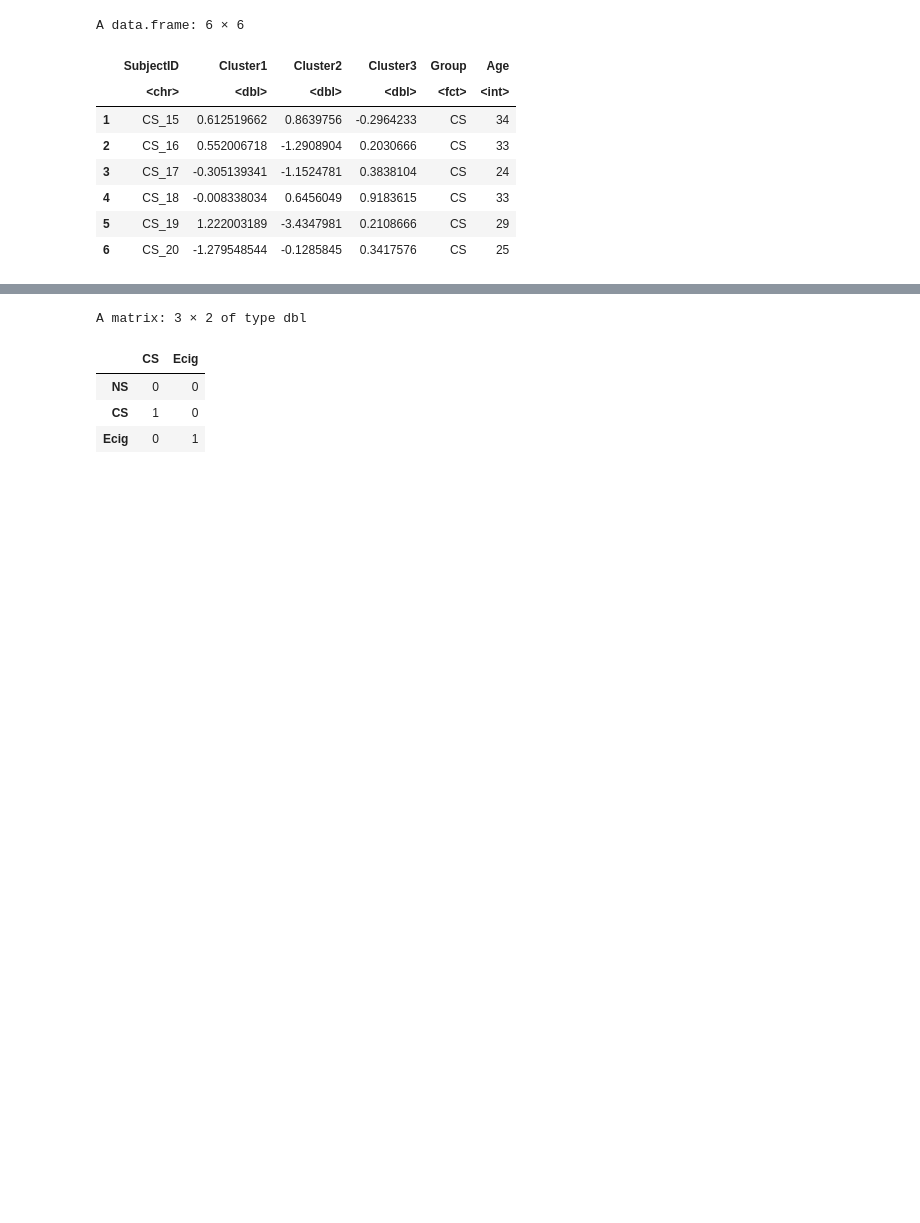
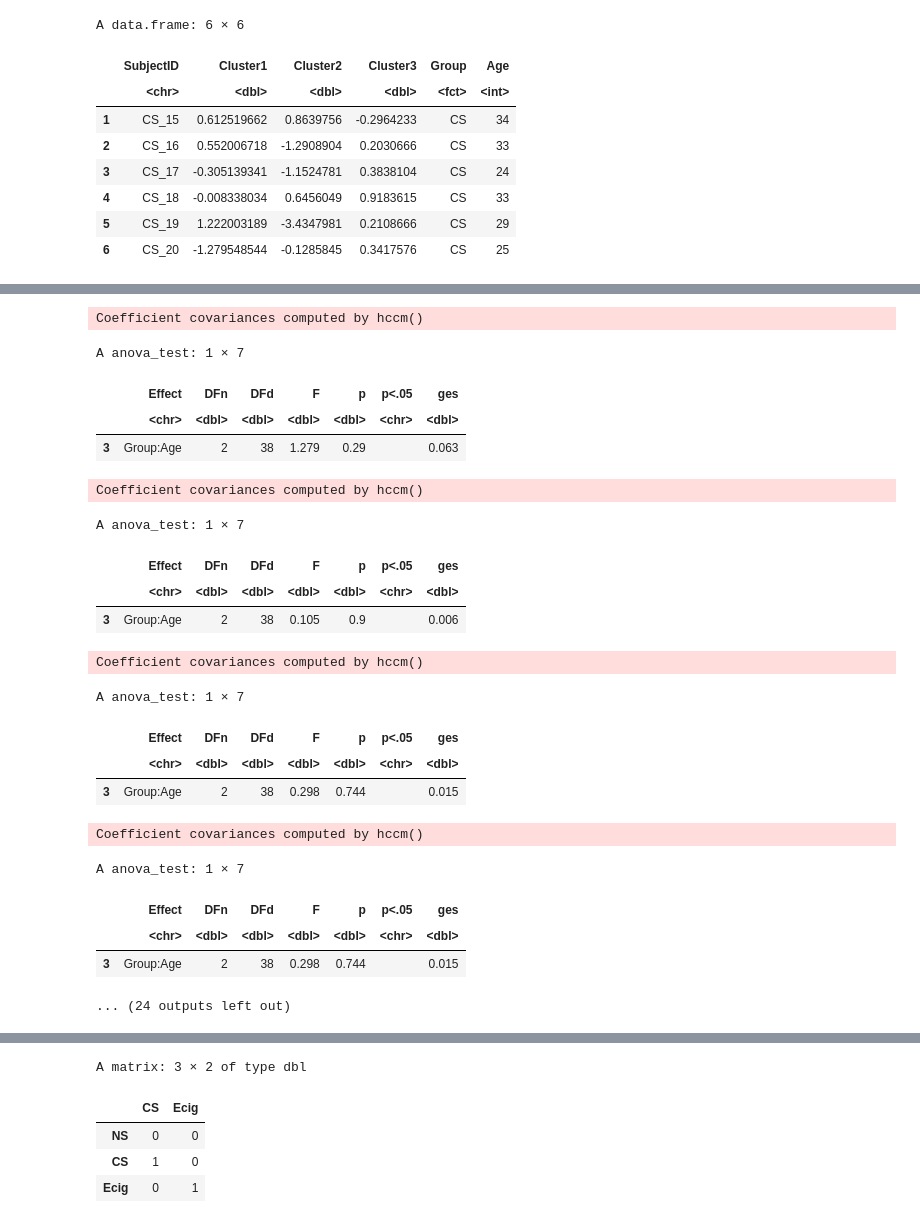
Before and after one commit to Ragerlab/Script_for_Cytokine-Signature-Clusters-as-a-Tool-to-Compare-Changes-associated-with-Tobacco-Product-, a Jupyter notebook: Cluster Distribution Comparison_ANOVA_ANCOVA (Table S5).ipynb, the cells around one changed output, grey strips where cells are left out. Cells and saved outputs as stored; diff of their text form; code cells hidden in the pictures; blank space fills up the shorter version.

```diff
--- a/Cluster Distribution Comparison_ANOVA_ANCOVA (Table S5).ipynb
+++ b/Cluster Distribution Comparison_ANOVA_ANCOVA (Table S5).ipynb
@@ -314,0 +461,41 @@ A data.frame: 6 × 6
+# %%
+homogeneity_test_ancova = function(df, cluster){
+    test = df %>%
+        filter(Cluster == cluster) %>%
+        anova_test(Conc~Group*Age)
+    return(test[3,]) #just need the last row that shows this interaction
+}
+homogeneity_test_ancova(NLF_assumptions_df, 'Cluster1')
+homogeneity_test_ancova(NLF_assumptions_df, 'Cluster2')
+homogeneity_test_ancova(NLF_assumptions_df, 'Cluster3')
+homogeneity_test_ancova(ELF_assumptions_df, 'Cluster1')
+homogeneity_test_ancova(ELF_assumptions_df, 'Cluster2')
+homogeneity_test_ancova(ELF_assumptions_df, 'Cluster3')
+homogeneity_test_ancova(Sputum_assumptions_df, 'Cluster1')
+homogeneity_test_ancova(Sputum_assumptions_df, 'Cluster2')
+homogeneity_test_ancova(Sputum_assumptions_df, 'Cluster3')
+homogeneity_test_ancova(Serum_assumptions_df, 'Cluster1')
+homogeneity_test_ancova(Serum_assumptions_df, 'Cluster2')
+homogeneity_test_ancova(Serum_assumptions_df, 'Cluster3')
+# %% [output]
+Coefficient covariances computed by hccm()
+A anova_test: 1 × 7
+|  | Effect | DFn | DFd | F | p | p<.05 | ges |
+|  | <chr> | <dbl> | <dbl> | <dbl> | <dbl> | <chr> | <dbl> |
+| 3 | Group:Age | 2 | 38 | 1.279 | 0.29 |  | 0.063 |
+Coefficient covariances computed by hccm()
+A anova_test: 1 × 7
+|  | Effect | DFn | DFd | F | p | p<.05 | ges |
+|  | <chr> | <dbl> | <dbl> | <dbl> | <dbl> | <chr> | <dbl> |
+| 3 | Group:Age | 2 | 38 | 0.105 | 0.9 |  | 0.006 |
+Coefficient covariances computed by hccm()
+A anova_test: 1 × 7
+|  | Effect | DFn | DFd | F | p | p<.05 | ges |
+|  | <chr> | <dbl> | <dbl> | <dbl> | <dbl> | <chr> | <dbl> |
+| 3 | Group:Age | 2 | 38 | 0.298 | 0.744 |  | 0.015 |
+Coefficient covariances computed by hccm()
+A anova_test: 1 × 7
+|  | Effect | DFn | DFd | F | p | p<.05 | ges |
+|  | <chr> | <dbl> | <dbl> | <dbl> | <dbl> | <chr> | <dbl> |
+| 3 | Group:Age | 2 | 38 | 0.298 | 0.744 |  | 0.015 |
+... (24 outputs left out)
```
Also changed, not shown: parts of 20 cells of this notebook.
